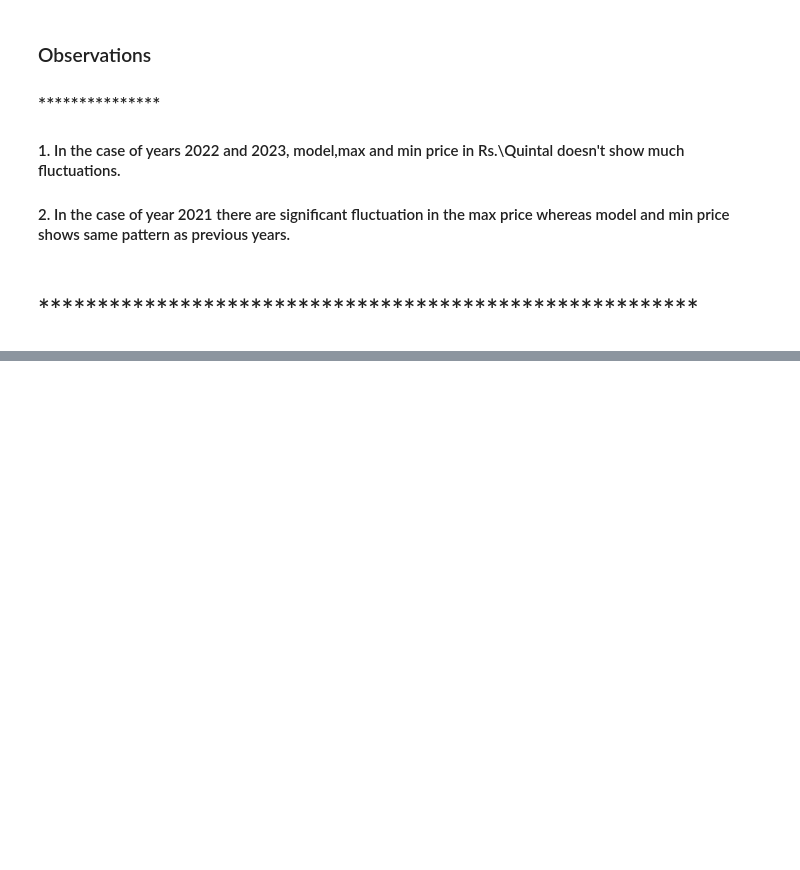
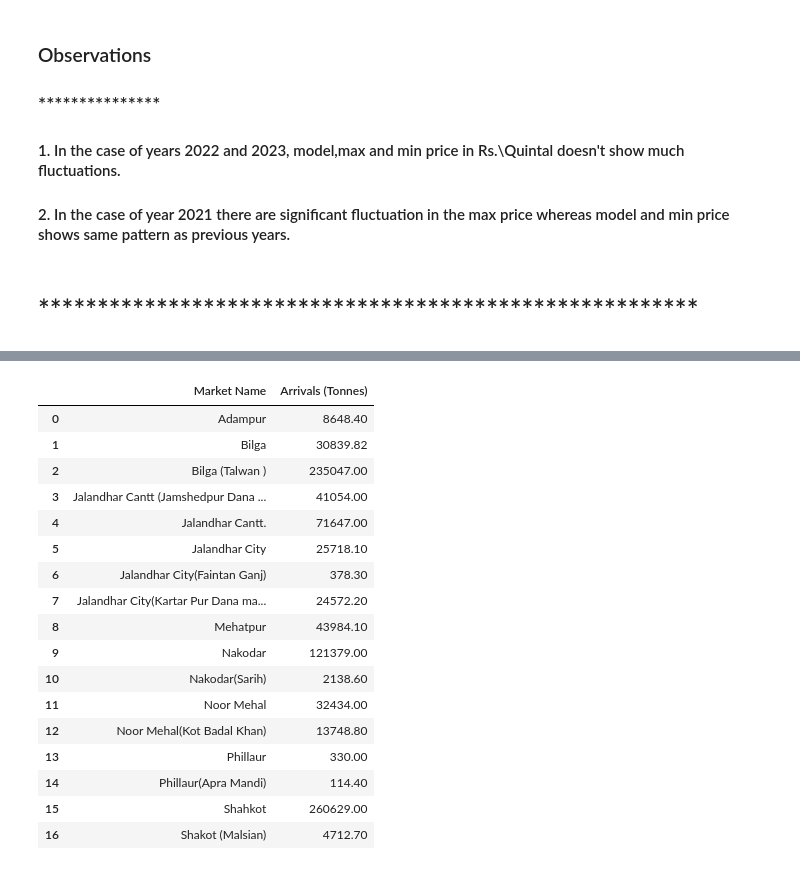
Before and after one commit to Ajayrajc1998/agri-project, a Jupyter notebook: Visualization notebook.ipynb, the cells around one changed output, grey strips where cells are left out. Saved outputs shown, nothing was run; the diff lists cells and outputs as text; code cells hidden in the pictures; blank space fills up the shorter version.

```diff
--- a/Visualization notebook.ipynb
+++ b/Visualization notebook.ipynb
@@ -313,0 +474,21 @@ plt.show()
+# %%
+jalandhar.groupby('Market Name')['Arrivals (Tonnes)'].sum().reset_index()
+# %% [output]
+|  | Market Name | Arrivals (Tonnes) |
+| 0 | Adampur | 8648.40 |
+| 1 | Bilga | 30839.82 |
+| 2 | Bilga (Talwan ) | 235047.00 |
+| 3 | Jalandhar Cantt (Jamshedpur Dana ... | 41054.00 |
+| 4 | Jalandhar Cantt. | 71647.00 |
+| 5 | Jalandhar City | 25718.10 |
+| 6 | Jalandhar City(Faintan Ganj) | 378.30 |
+| 7 | Jalandhar City(Kartar Pur Dana ma... | 24572.20 |
+| 8 | Mehatpur | 43984.10 |
+| 9 | Nakodar | 121379.00 |
+| 10 | Nakodar(Sarih) | 2138.60 |
+| 11 | Noor Mehal | 32434.00 |
+| 12 | Noor Mehal(Kot Badal Khan) | 13748.80 |
+| 13 | Phillaur | 330.00 |
+| 14 | Phillaur(Apra Mandi) | 114.40 |
+| 15 | Shahkot | 260629.00 |
+| 16 | Shakot (Malsian) | 4712.70 |
```
Also changed, not shown: parts of 29 cells of this notebook, 1 other file.
